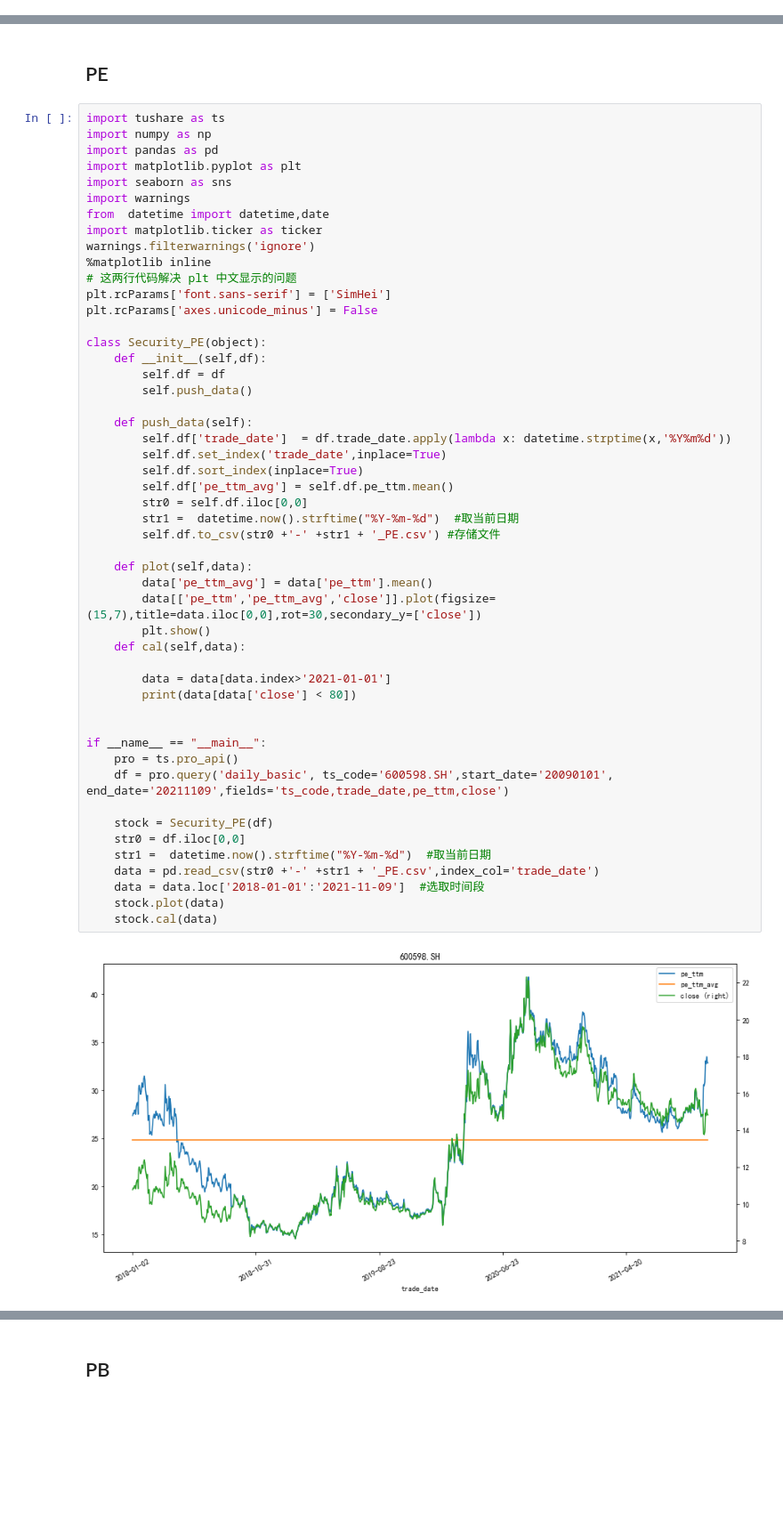
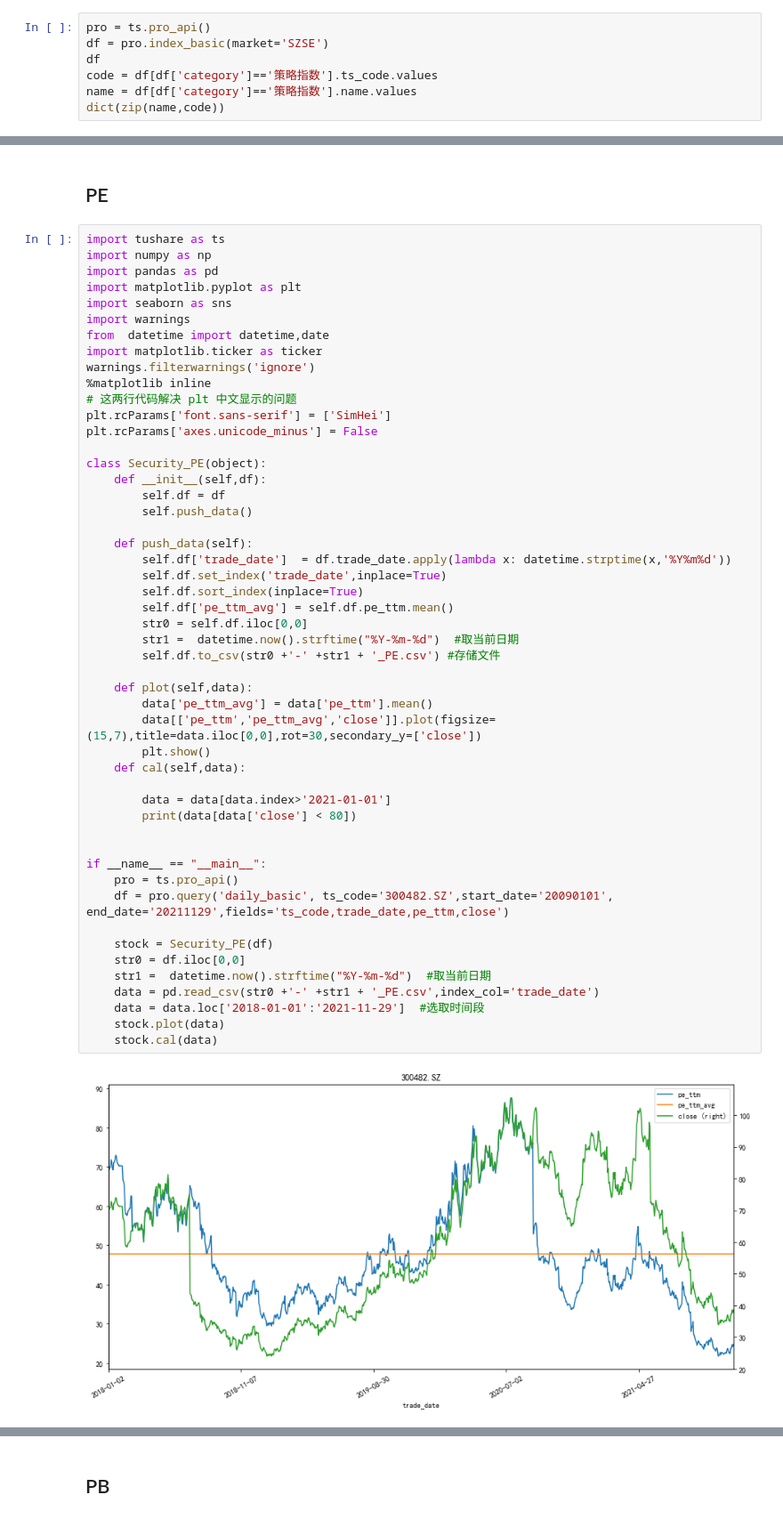
Before and after one commit to rufushuachen/code_bk, a Jupyter notebook: china_econmic_analysis.ipynb, the cells around one changed output, grey strips where cells are left out. Shown at 89% size. Drawn from its saved outputs; the diff is of its cells as text; blank space fills up the shorter version.

```diff
--- a/china_econmic_analysis.ipynb
+++ b/china_econmic_analysis.ipynb
@@ -956,3 +1075,10 @@ series_pct.sort_values(ascending=False)
 非银金融    -0.55
 银行      -1.16
 Name: 涨跌幅(%), dtype: float64
+# %%
+pro = ts.pro_api()
+df = pro.index_basic(market='SZSE')
+df
+code = df[df['category']=='策略指数'].ts_code.values
+name = df[df['category']=='策略指数'].name.values
+dict(zip(name,code))
@@ -1395,35 +1539,35 @@ class Security_PE(object):
 
     def push_data(self):
         self.df['trade_date']  = df.trade_date.apply(lambda x: datetime.strptime(x,'%Y%m%d'))
         self.df.set_index('trade_date',inplace=True)
         self.df.sort_index(inplace=True)
         self.df['pe_ttm_avg'] = self.df.pe_ttm.mean()
         str0 = self.df.iloc[0,0]
         str1 =  datetime.now().strftime("%Y-%m-%d")  #取当前日期
         self.df.to_csv(str0 +'-' +str1 + '_PE.csv') #存储文件
 
     def plot(self,data):
         data['pe_ttm_avg'] = data['pe_ttm'].mean()
         data[['pe_ttm','pe_ttm_avg','close']].plot(figsize=(15,7),title=data.iloc[0,0],rot=30,secondary_y=['close'])
         plt.show()
     def cal(self,data):
 
         data = data[data.index>'2021-01-01']
         print(data[data['close'] < 80])
 
 
 if __name__ == "__main__":
     pro = ts.pro_api()
-    df = pro.query('daily_basic', ts_code='600598.SH',start_date='20090101', end_date='20211109',fields='ts_code,trade_date,pe_ttm,close')
+    df = pro.query('daily_basic', ts_code='300482.SZ',start_date='20090101', end_date='20211129',fields='ts_code,trade_date,pe_ttm,close')
 
     stock = Security_PE(df)
     str0 = df.iloc[0,0]
     str1 =  datetime.now().strftime("%Y-%m-%d")  #取当前日期
     data = pd.read_csv(str0 +'-' +str1 + '_PE.csv',index_col='trade_date')
-    data = data.loc['2018-01-01':'2021-11-09']  #选取时间段
+    data = data.loc['2018-01-01':'2021-11-29']  #选取时间段
     stock.plot(data)
     stock.cal(data)
 # %% [output]
-[figure, old version]
+[figure, new version]
               ts_code  close   pe_ttm  pe_ttm_avg
 trade_date
```
Also changed, not shown: parts of 7 cells of this notebook, 6 other files.
